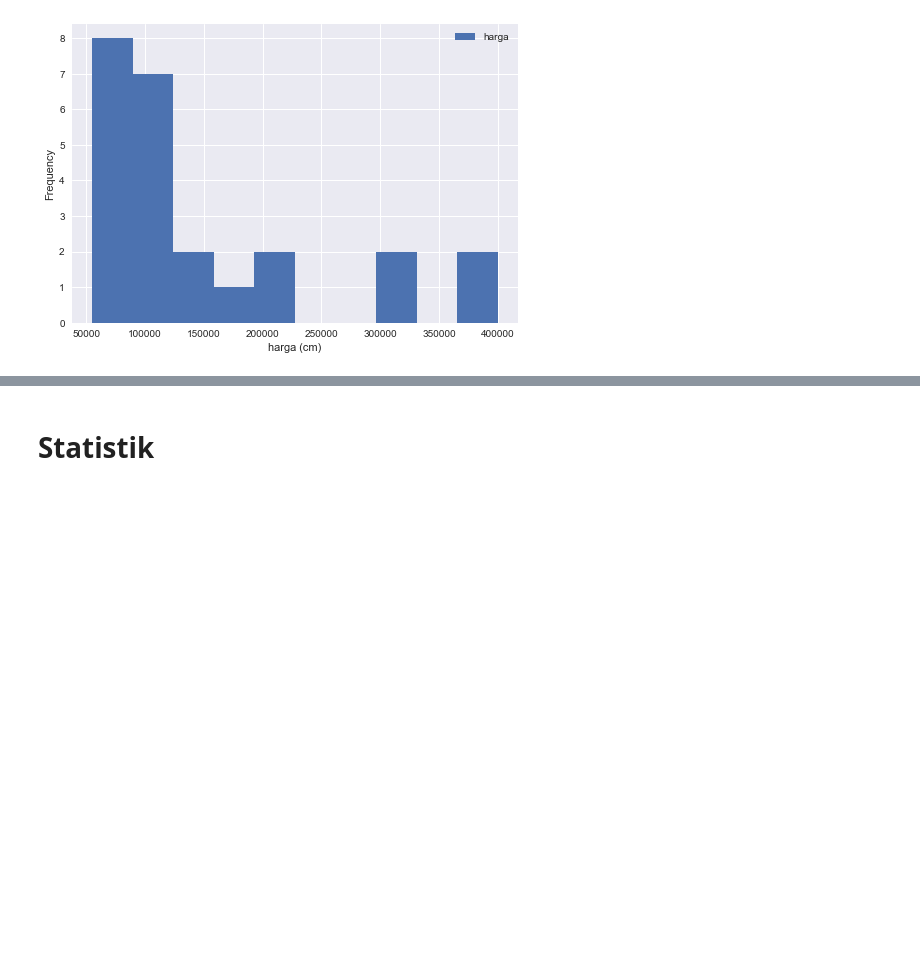
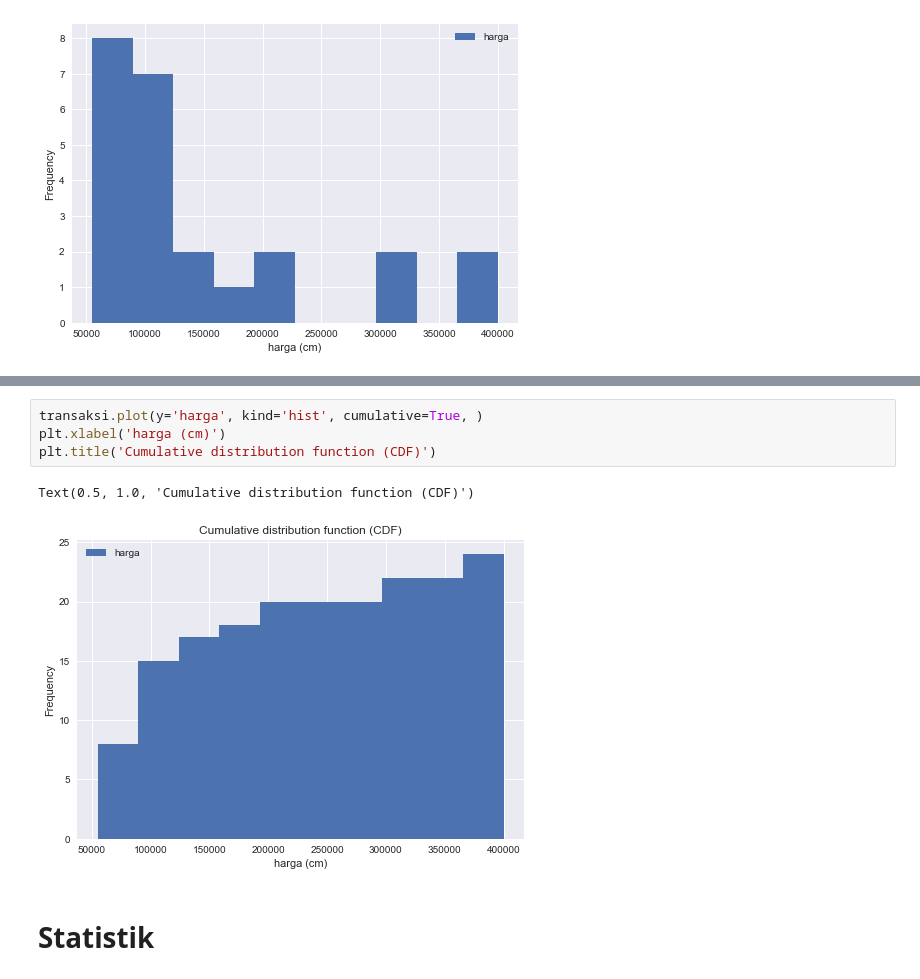
Before and after one commit to sitafara/Tugas_EDA_Data_Warehouse, a Jupyter notebook: Exploratory_Data_Analysis.ipynb, the cells around one changed output, grey strips where cells are left out. Cells and saved outputs as stored; diff of their text form; blank space fills up the shorter version.

```diff
--- a/Exploratory_Data_Analysis.ipynb
+++ b/Exploratory_Data_Analysis.ipynb
@@ -58,3 +64,10 @@ Text(0.5, 0, 'harga (cm)')
+# %%
+transaksi.plot(y='harga', kind='hist', cumulative=True, )
+plt.xlabel('harga (cm)')
+plt.title('Cumulative distribution function (CDF)')
+# %% [output]
+Text(0.5, 1.0, 'Cumulative distribution function (CDF)')
+[figure, added]
 # %% [markdown]
 # Statistik
 # %%
```
Also changed, not shown: parts of 1 cell of this notebook.
